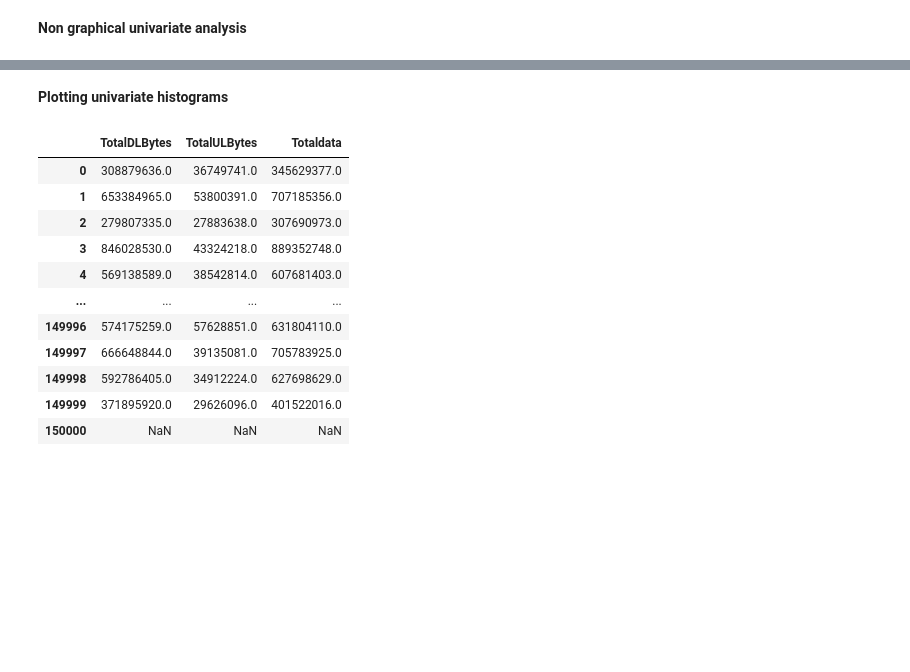
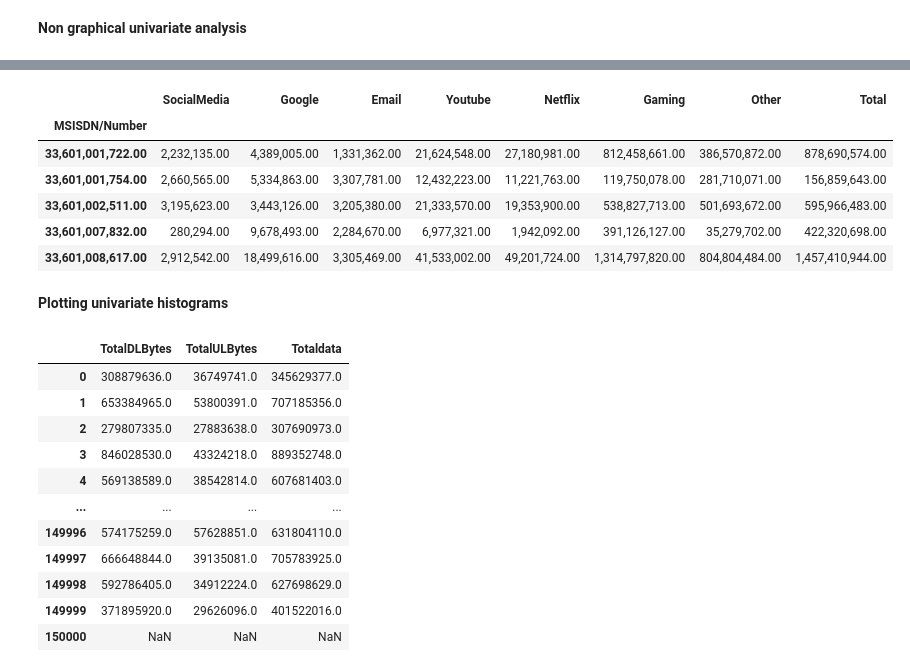
Before and after one commit to bhirwa/User-analytics-in-the-Telecom-Industry, a Jupyter notebook: notebook1.ipynb, the cells around one changed output, grey strips where cells are left out. Saved outputs shown, nothing was run; the diff lists cells and outputs as text; code cells hidden in the pictures; blank space fills up the shorter version.

```diff
--- a/notebook1.ipynb
+++ b/notebook1.ipynb
@@ -444,2 +678,22 @@ session_count.describe()
+# %%
+#Taking care of the outliers in my dataset
+
+def format_float(value):
+    return f'{value:,.2f}'
+
+def convert_bytes_to_megabytes(new_df, bytes_data):
+    megabyte = 1*10e+5
+    new_df[bytes_data] = new_df[bytes_data] / megabyte
+    return new_df[bytes_data]
+
+def fix_outlier(new_df, column_list):
+    for column in column_list:
+        new_df[column] = np.where(new_df[column] > new_df[column].quantile(0.95), new_df[column].mean(),new_df[column])
+
+    return new_df
+
+pd.options.display.float_format = format_float
+# %%
+new_df = fix_outlier(new_df, list(new_df.columns))
 # %% [markdown]
 **Non graphical univariate analysis**
@@ -465,0 +747,10 @@ Name: SocialMediaDLBytes, Length: 150001, dtype: float64
+# %%
+new_df['SocialMedia'] = new_df['SocialMediaDLBytes'] + new_df['SocialMediaULBytes']
+new_df['Google'] = new_df['GoogleDLBytes'] + new_df['GoogleULBytes']
+new_df['Email'] = new_df['EmailDLBytes'] + new_df['EmailULBytes']
+new_df['Youtube'] = new_df['YoutubeDLBytes'] + new_df['YoutubeULBytes']
+new_df['Netflix'] = new_df['NetflixDLBytes'] + new_df['NetflixULBytes']
+new_df['Gaming'] = new_df['GamingDLBytes'] + new_df['GamingULBytes']
+new_df['Other'] = new_df['OtherDLBytes'] + new_df['OtherULBytes']
+new_df['Total'] = new_df['TotalDLBytes'] + new_df['TotalULBytes']
+new_df.head()
@@ -466,3 +765,14 @@ Name: SocialMediaDLBytes, Length: 150001, dtype: float64
+# %%
+new_data = new_df[['SocialMedia', 'Google', 'Email', 'Youtube', 'Netflix', 'Gaming', 'Other', 'Total']]
+new_data.head()
+# %% [output]
+|  | SocialMedia | Google | Email | Youtube | Netflix | Gaming | Other | Total |
+| MSISDN/Number |  |  |  |  |  |  |  |  |
+| 33,601,001,722.00 | 2,232,135.00 | 4,389,005.00 | 1,331,362.00 | 21,624,548.00 | 27,180,981.00 | 812,458,661.00 | 386,570,872.00 | 878,690,574.00 |
+| 33,601,001,754.00 | 2,660,565.00 | 5,334,863.00 | 3,307,781.00 | 12,432,223.00 | 11,221,763.00 | 119,750,078.00 | 281,710,071.00 | 156,859,643.00 |
+| 33,601,002,511.00 | 3,195,623.00 | 3,443,126.00 | 3,205,380.00 | 21,333,570.00 | 19,353,900.00 | 538,827,713.00 | 501,693,672.00 | 595,966,483.00 |
+| 33,601,007,832.00 | 280,294.00 | 9,678,493.00 | 2,284,670.00 | 6,977,321.00 | 1,942,092.00 | 391,126,127.00 | 35,279,702.00 | 422,320,698.00 |
+| 33,601,008,617.00 | 2,912,542.00 | 18,499,616.00 | 3,305,469.00 | 41,533,002.00 | 49,201,724.00 | 1,314,797,820.00 | 804,804,484.00 | 1,457,410,944.00 |
 # %% [markdown]
 **Plotting univariate histograms**
 # %%
```
Also changed, not shown: parts of 51 cells of this notebook.
